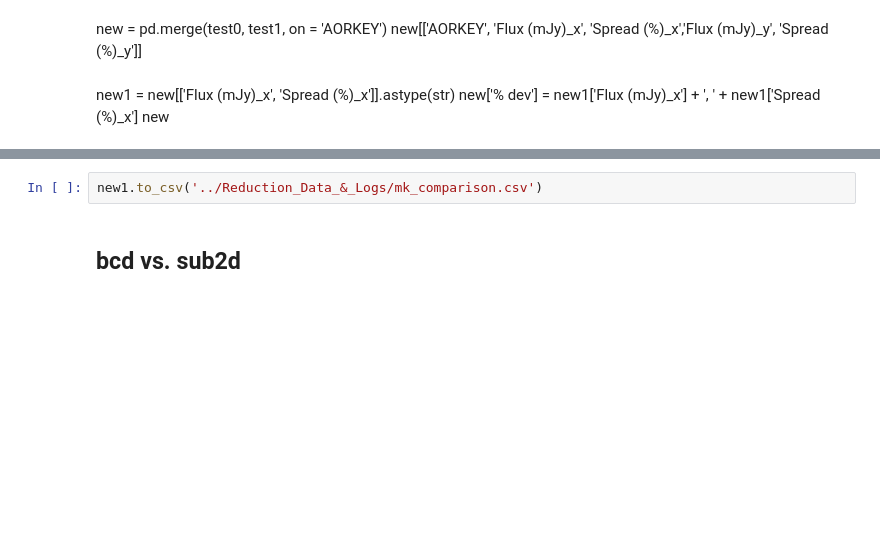
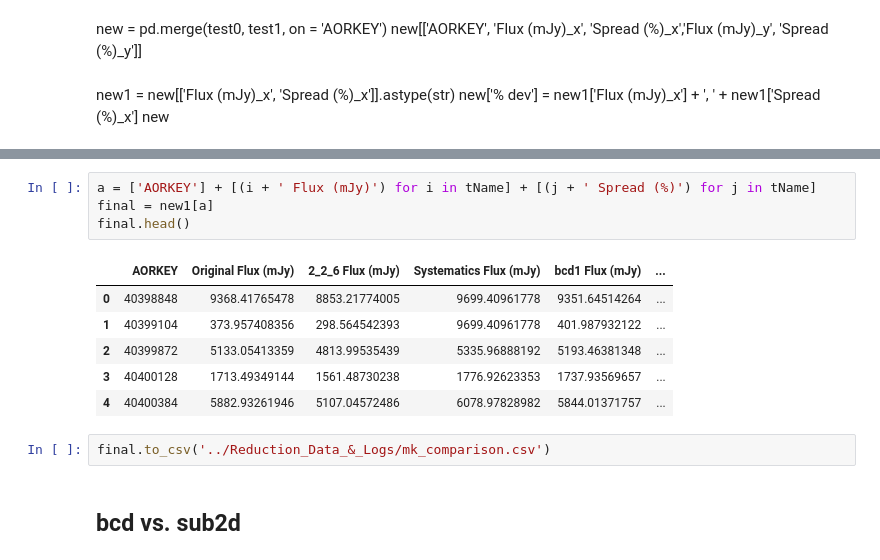
Before and after one commit to eas342/IRAC_photometry, a Jupyter notebook: Experiments/Code Testing.ipynb, the cells around one changed output, grey strips where cells are left out. Cells and saved outputs as stored; diff of their text form; blank space fills up the shorter version.

```diff
--- a/Experiments/Code Testing.ipynb
+++ b/Experiments/Code Testing.ipynb
@@ -163,5 +162,16 @@ new1
+# %%
+a = ['AORKEY'] + [(i + ' Flux (mJy)') for i in tName] + [(j + ' Spread (%)') for j in tName]
+final = new1[a]
+final.head()
+# %% [output]
+|  | AORKEY | Original Flux (mJy) | 2_2_6 Flux (mJy) | Systematics Flux (mJy) | bcd1 Flux (mJy) | ... |
+| 0 | 40398848 | 9368.41765478 | 8853.21774005 | 9699.40961778 | 9351.64514264 | ... |
+| 1 | 40399104 | 373.957408356 | 298.564542393 | 9699.40961778 | 401.987932122 | ... |
+| 2 | 40399872 | 5133.05413359 | 4813.99535439 | 5335.96888192 | 5193.46381348 | ... |
+| 3 | 40400128 | 1713.49349144 | 1561.48730238 | 1776.92623353 | 1737.93569657 | ... |
+| 4 | 40400384 | 5882.93261946 | 5107.04572486 | 6078.97828982 | 5844.01371757 | ... |
 # %%
-new1.to_csv('../Reduction_Data_&_Logs/mk_comparison.csv')
+final.to_csv('../Reduction_Data_&_Logs/mk_comparison.csv')
 # %% [markdown]
 ## bcd vs. sub2d
 # %% [markdown]
```
Also changed, not shown: parts of 3 cells of this notebook, 10 other files.
